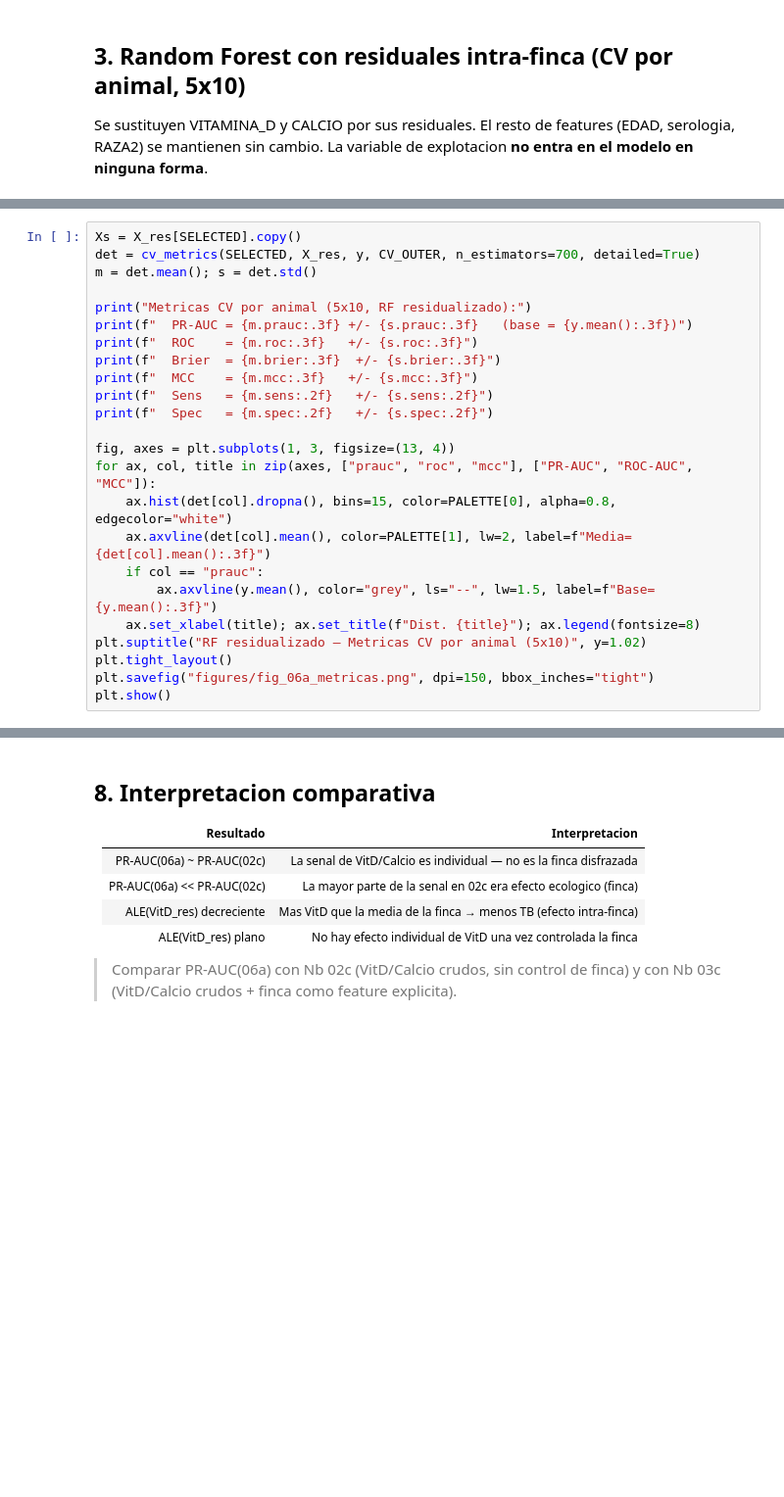
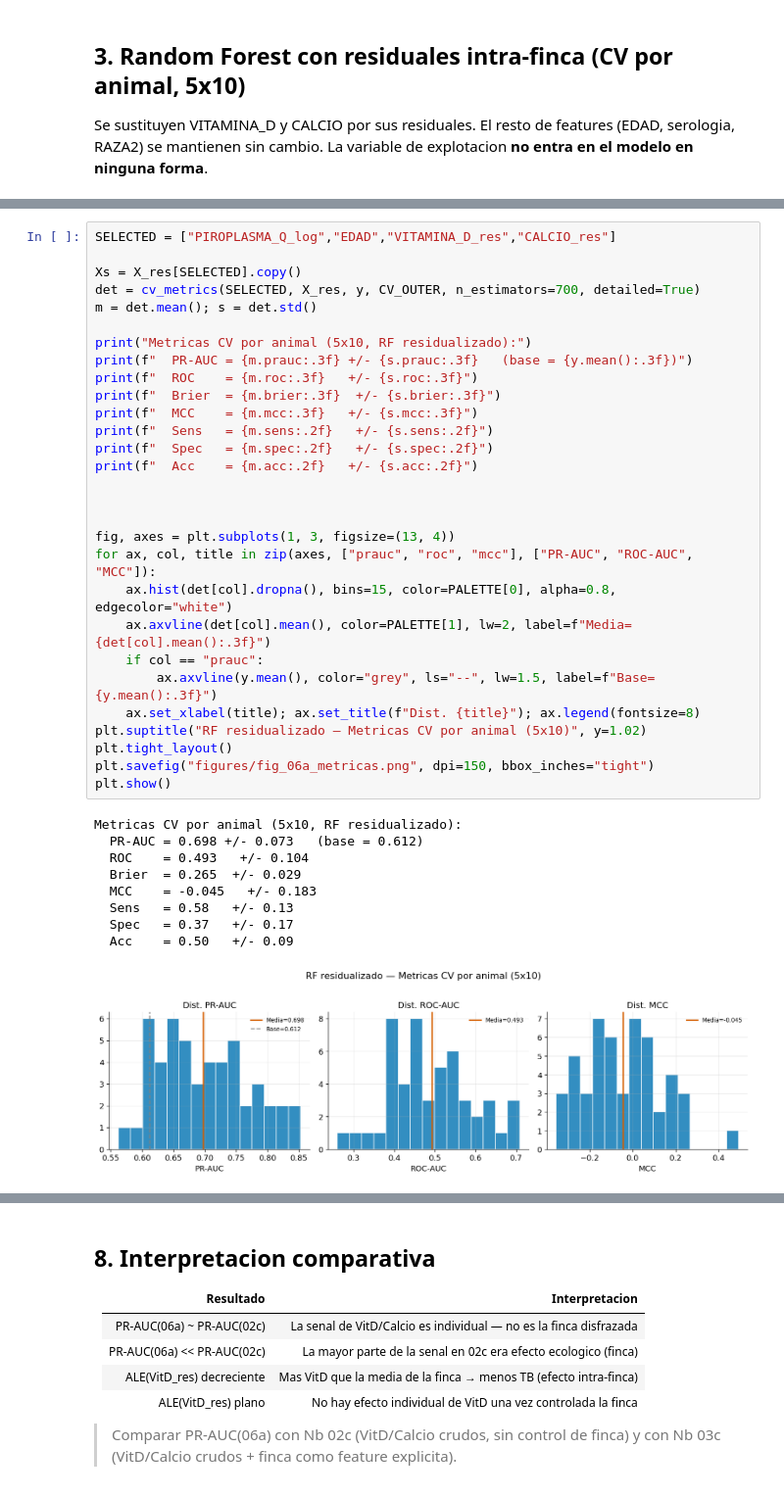
Before and after one commit to obarquero/Tuberculosis_VitD, a Jupyter notebook: analysis_completo/06a_Residualizacion_VitD_Calcio.ipynb, the cells around one changed output, grey strips where cells are left out. Shown at 98% size. Drawn from its saved outputs; the diff is of its cells as text; blank space fills up the shorter version.

```diff
--- a/analysis_completo/06a_Residualizacion_VitD_Calcio.ipynb
+++ b/analysis_completo/06a_Residualizacion_VitD_Calcio.ipynb
@@ -229,25 +267,40 @@ Features seleccionados ({len(SELECTED)}): {SELECTED}")
 # %%
+SELECTED = ["PIROPLASMA_Q_log","EDAD","VITAMINA_D_res","CALCIO_res"]
+
 Xs = X_res[SELECTED].copy()
 det = cv_metrics(SELECTED, X_res, y, CV_OUTER, n_estimators=700, detailed=True)
 m = det.mean(); s = det.std()
 
 print("Metricas CV por animal (5x10, RF residualizado):")
 print(f"  PR-AUC = {m.prauc:.3f} +/- {s.prauc:.3f}   (base = {y.mean():.3f})")
 print(f"  ROC    = {m.roc:.3f}   +/- {s.roc:.3f}")
 print(f"  Brier  = {m.brier:.3f}  +/- {s.brier:.3f}")
 print(f"  MCC    = {m.mcc:.3f}   +/- {s.mcc:.3f}")
 print(f"  Sens   = {m.sens:.2f}   +/- {s.sens:.2f}")
 print(f"  Spec   = {m.spec:.2f}   +/- {s.spec:.2f}")
+print(f"  Acc    = {m.acc:.2f}   +/- {s.acc:.2f}")
+
+
 
 fig, axes = plt.subplots(1, 3, figsize=(13, 4))
 for ax, col, title in zip(axes, ["prauc", "roc", "mcc"], ["PR-AUC", "ROC-AUC", "MCC"]):
     ax.hist(det[col].dropna(), bins=15, color=PALETTE[0], alpha=0.8, edgecolor="white")
     ax.axvline(det[col].mean(), color=PALETTE[1], lw=2, label=f"Media={det[col].mean():.3f}")
     if col == "prauc":
         ax.axvline(y.mean(), color="grey", ls="--", lw=1.5, label=f"Base={y.mean():.3f}")
     ax.set_xlabel(title); ax.set_title(f"Dist. {title}"); ax.legend(fontsize=8)
 plt.suptitle("RF residualizado — Metricas CV por animal (5x10)", y=1.02)
 plt.tight_layout()
 plt.savefig("figures/fig_06a_metricas.png", dpi=150, bbox_inches="tight")
 plt.show()
+# %% [output]
+Metricas CV por animal (5x10, RF residualizado):
+  PR-AUC = 0.698 +/- 0.073   (base = 0.612)
+  ROC    = 0.493   +/- 0.104
+  Brier  = 0.265  +/- 0.029
+  MCC    = -0.045   +/- 0.183
+  Sens   = 0.58   +/- 0.13
+  Spec   = 0.37   +/- 0.17
+  Acc    = 0.50   +/- 0.09
+[figure, added]
 # %%
```
Also changed, not shown: parts of 7 cells of this notebook, 5 other files.
